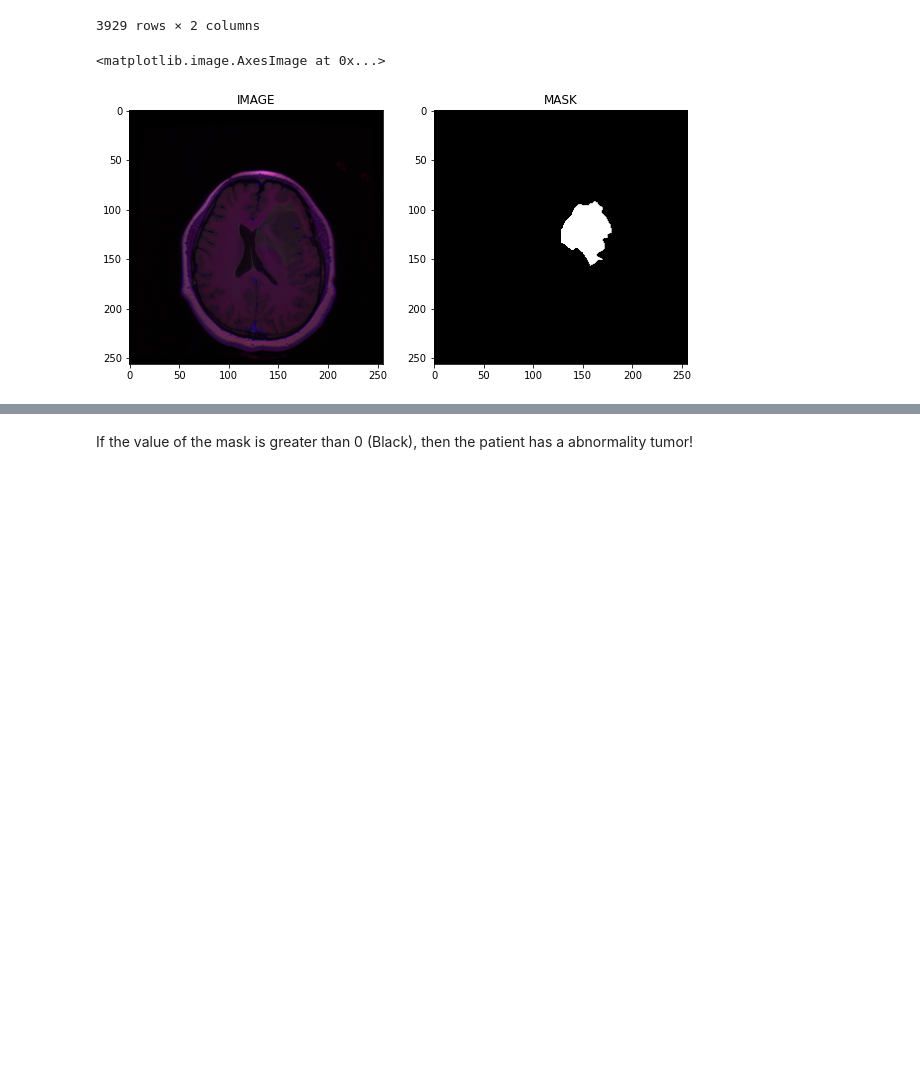
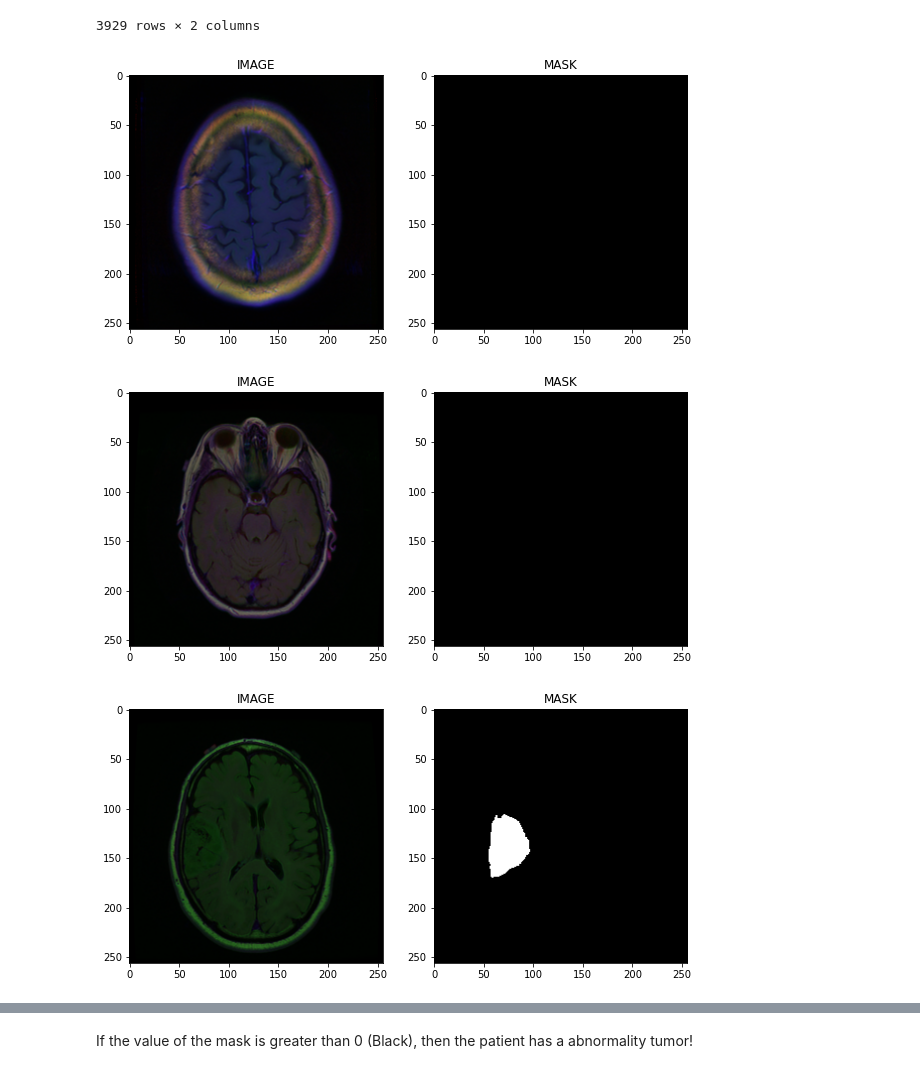
Before and after one commit to IMobinI/Brain-MRI-Segmentation, a Jupyter notebook: Brain MRI.ipynb, the cells around one changed output, grey strips where cells are left out. Saved outputs shown, nothing was run; the diff lists cells and outputs as text; code cells hidden in the pictures; blank space fills up the shorter version.

```diff
--- a/Brain MRI.ipynb
+++ b/Brain MRI.ipynb
@@ -77,18 +83,20 @@ df
 | 3928 | Dataset\TCGA_HT_A61B_19991127/TCG... | Dataset\TCGA_HT_A61B_19991127/TCG... |
 3929 rows × 2 columns
 # %%
-idx = random.randint(0, len(images)-1)
-image = cv2.imread(df.image_path[idx])
-image = cv2.cvtColor(image, cv2.COLOR_BGR2RGB)
-mask = cv2.imread(df.mask_path[idx])
+for i in range(5):
+    idx = random.randint(0, len(images)-1)
+    image = cv2.imread(df.image_path[idx])
+    image = cv2.cvtColor(image, cv2.COLOR_BGR2RGB)
+    mask = cv2.imread(df.mask_path[idx])
 
-f, (ax1, ax2) = plt.subplots(1, 2, figsize=(10,5))
+    f, (ax1, ax2) = plt.subplots(1, 2, figsize=(10,5))
 
-ax1.set_title('IMAGE')
-ax1.imshow(image)
+    ax1.set_title('IMAGE')
+    ax1.imshow(image)
 
-ax2.set_title('MASK')
-ax2.imshow(mask)
+    ax2.set_title('MASK')
+    ax2.imshow(mask)
 # %% [output]
-<matplotlib.image.AxesImage at 0x...>
-[figure, old version]
+[figure, new version]
+[figure, added]
+[figure, added]
```
Also changed, not shown: parts of 12 cells of this notebook.
